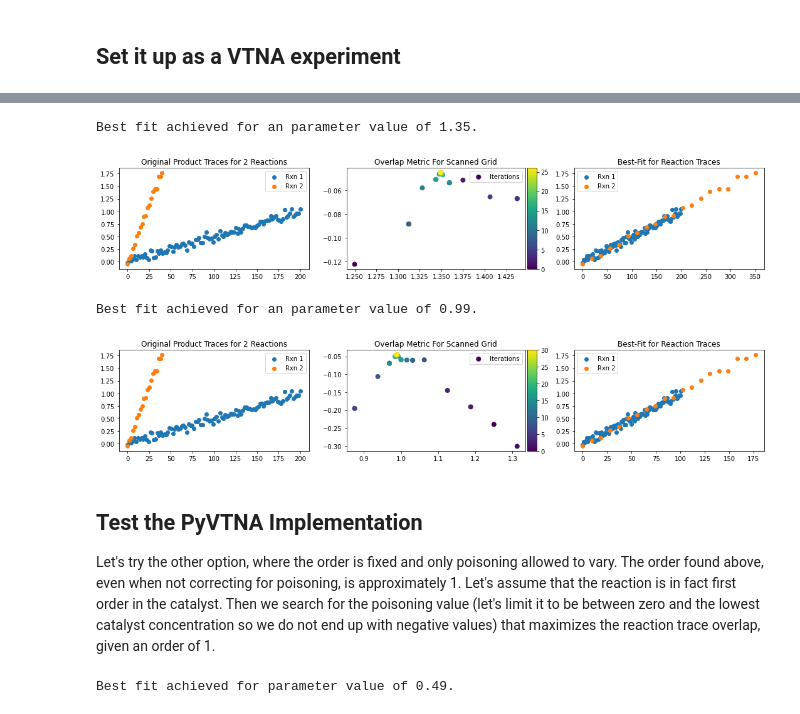
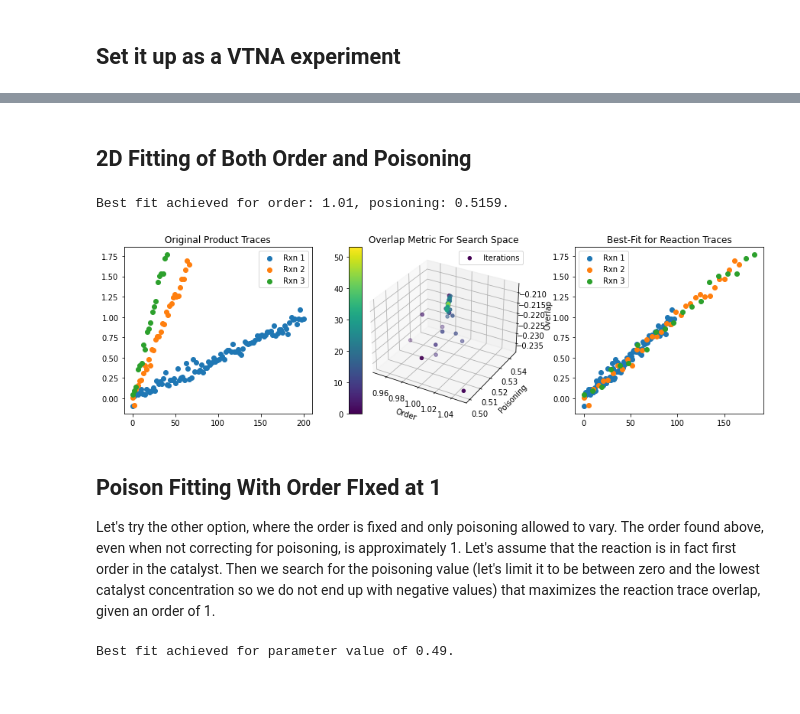
Before and after one commit to brettrhenderson/PyVTNA, a Jupyter notebook: notebooks/VTNA_Testing.ipynb, the cells around one changed output, grey strips where cells are left out. Drawn from its saved outputs; the diff is of its cells as text; code cells hidden in the pictures.

```diff
--- a/notebooks/VTNA_Testing.ipynb
+++ b/notebooks/VTNA_Testing.ipynb
@@ -297,5 +340,5 @@ plt.show()
 ## Set it up as a VTNA experiment
 # %%
 cat_rxn_data = ManualInput(data=rxn_traces, species_names='r1 r2 c p1'.split())
-visualizer = StaticPlotter(figsize=(15, 3))
+visualizer = StaticPlotter(figsize=(15, 4))
 vtna_cat = VTNA(cat_rxn_data, visualizer=None)
@@ -330,26 +361,14 @@ In fact, this second option could be used, but only with a more complicated impl
-# %%
-vtna_cat.visualizer = visualizer
-vtna_cat.set_reactant_order('c', 0)
-vtna_cat.set_species_poisoning('c', 0)
-vtna_cat.visualizer.reset_fig()
-
-# vtna_cat.smooth_data()
-
-# without considering poisoning
-result, history = vtna_cat.order_opt('1', '5', 'p1', 'c', o_range=(0, 2.5))
-plt.show()
-
-# consider poisoning
-vtna_cat.set_species_poisoning('c', 0.5)
-vtna_cat.visualizer.reset_fig()
-result, history = vtna_cat.order_opt('1', '5', 'p1', 'c', o_range=(0, 2.5))
-# %% [output]
-Best fit achieved for an parameter value of 1.35.
-[figure, removed]
-Best fit achieved for an parameter value of 0.99.
-[figure, removed]
+# %% [markdown]
+## 2D Fitting of Both Order and Poisoning
+# %%
+vtna_cat.visualizer = visualizer
+visualizer.reset_fig()
+result, history = vtna_cat.order_poison_opt('p1', 'c', rxns=['1', '3', '5'], o_range=(0, 2), poison_range=(0, 1))
+# %% [output]
+Best fit achieved for order: 1.01, posioning: 0.5159.
+[figure, added]
 # %% [markdown]
-## Test the PyVTNA Implementation
+## Poison Fitting With Order FIxed at 1
 
 Let's try the other option, where the order is fixed and only poisoning allowed to vary. The order found above, even when not correcting for poisoning, is approximately 1. Let's assume that the reaction is in fact first order in the catalyst. Then we search for the poisoning value (let's limit it to be between zero and the lowest catalyst concentration so we do not end up with negative values) that maximizes the reaction trace overlap, given an order of 1.
 # %%
```
Also changed, not shown: parts of 17 cells of this notebook, 4 other files.
